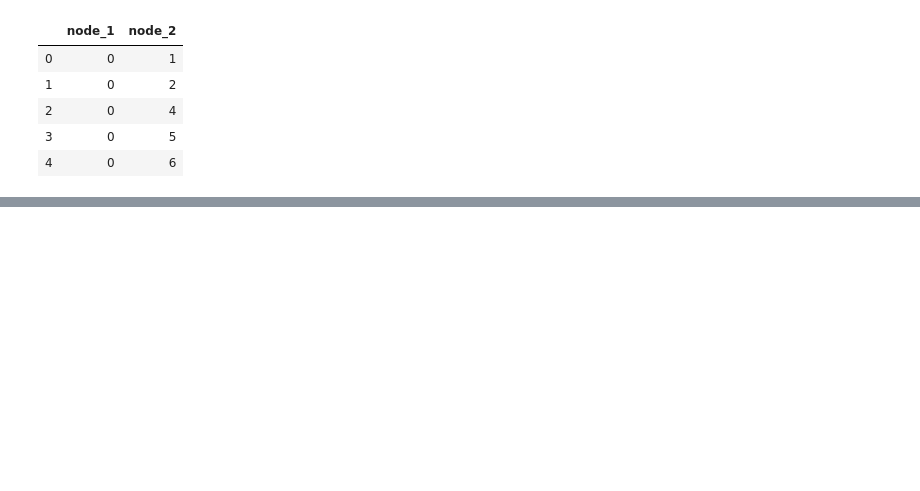
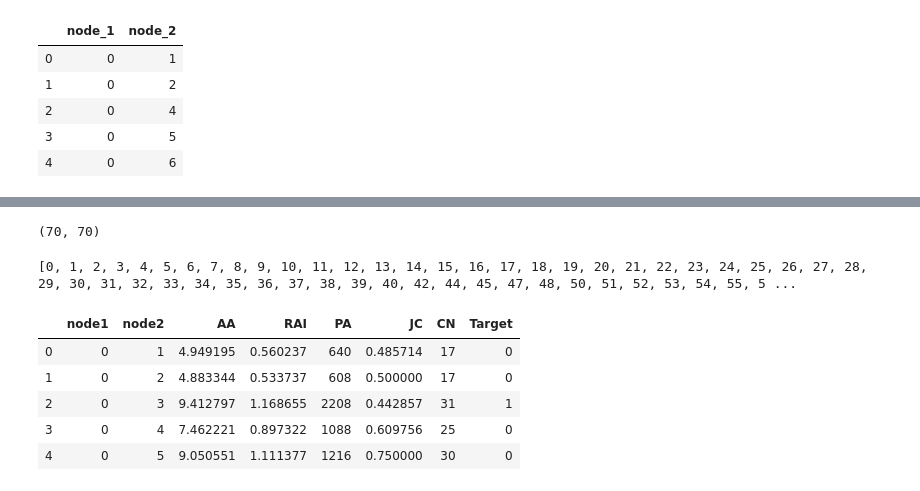
Before and after one commit to divaymohan/ProjectMaterial, a Jupyter notebook: Project/Original Matrixes/NoteBooks/supervisedML_NodeToVec.ipynb, the cells around one changed output, grey strips where cells are left out. Cells and saved outputs as stored; diff of their text form; code cells hidden in the pictures; blank space fills up the shorter version.

```diff
--- a/Project/Original Matrixes/NoteBooks/supervisedML_NodeToVec.ipynb
+++ b/Project/Original Matrixes/NoteBooks/supervisedML_NodeToVec.ipynb
@@ -281,0 +144,69 @@ df_AllNodes.head(50)
+# %%
+G = nx.from_pandas_edgelist(fb_df, "node_1", "node_2", create_using=nx.Graph())
+adj_G = nx.to_numpy_matrix(G,nodelist = node_list)
+adj_G.shape
+# %% [output]
+(70, 70)
+# %%
+edges = list(G_Normal_complement.edges)
+node_list_1 = [item[0] for item in edges]
+node_list_2 = [item[1] for item in edges]
+# combine all nodes in a list
+node_list = node_list_1 + node_list_2
+
+# remove duplicate items from the list
+node_list = list(dict.fromkeys(node_list))
+print(node_list)
+# %% [output]
+[0, 1, 2, 3, 4, 5, 6, 7, 8, 9, 10, 11, 12, 13, 14, 15, 16, 17, 18, 19, 20, 21, 22, 23, 24, 25, 26, 27, 28, 29, 30, 31, 32, 33, 34, 35, 36, 37, 38, 39, 40, 42, 44, 45, 47, 48, 50, 51, 52, 53, 54, 55, 5 ...
+# %%
+df_AllNodes = pd.DataFrame()
+AA = []
+PA = []
+RAI = []
+JC = []
+CSH = []
+RAISH = []
+WIC = []
+_node1 = []
+_node2 = []
+target = []
+CN=[]
+# %%
+for i in node_list:
+    for j in node_list:
+        if i != j:
+            _node1.append(i)
+            _node2.append(j)
+            AA.append(list(nx.adamic_adar_index(G,ebunch=[(i,j)]))[0][2])
+            RAI.append(list(nx.resource_allocation_index(G,ebunch=[(i,j)]))[0][2])
+            PA.append(list(nx.preferential_attachment(G,ebunch=[(i,j)]))[0][2])
+            JC.append(list(nx.jaccard_coefficient(G,ebunch=[(i,j)]))[0][2])
+            CN.append(len(list(nx.common_neighbors(G, i, j))))
+            #CNC.append(list(nx.common_neighbor_centrality(G, ebunch=[(i, j)]))[0][2])
+            if G.has_edge(i,j)==True:
+                target.append(1)
+            else:
+                target.append(0)
+# %%
+df_AllNodes['node1'] = _node1
+df_AllNodes['node2'] = _node2
+df_AllNodes['AA'] = AA
+df_AllNodes['RAI'] = RAI
+df_AllNodes['PA'] = PA
+df_AllNodes['JC'] = JC
+df_AllNodes['CN'] = CN
+#df_AllNodes['CNC'] = CNC
+
+
+
+df_AllNodes['Target'] = target
+# %%
+df_AllNodes.head(5)
+# %% [output]
+|  | node1 | node2 | AA | RAI | PA | JC | CN | Target |
+| 0 | 0 | 1 | 4.949195 | 0.560237 | 640 | 0.485714 | 17 | 0 |
+| 1 | 0 | 2 | 4.883344 | 0.533737 | 608 | 0.500000 | 17 | 0 |
+| 2 | 0 | 3 | 9.412797 | 1.168655 | 2208 | 0.442857 | 31 | 1 |
+| 3 | 0 | 4 | 7.462221 | 0.897322 | 1088 | 0.609756 | 25 | 0 |
+| 4 | 0 | 5 | 9.050551 | 1.111377 | 1216 | 0.750000 | 30 | 0 |
```
Also changed, not shown: parts of 27 cells of this notebook, 11 other files.
